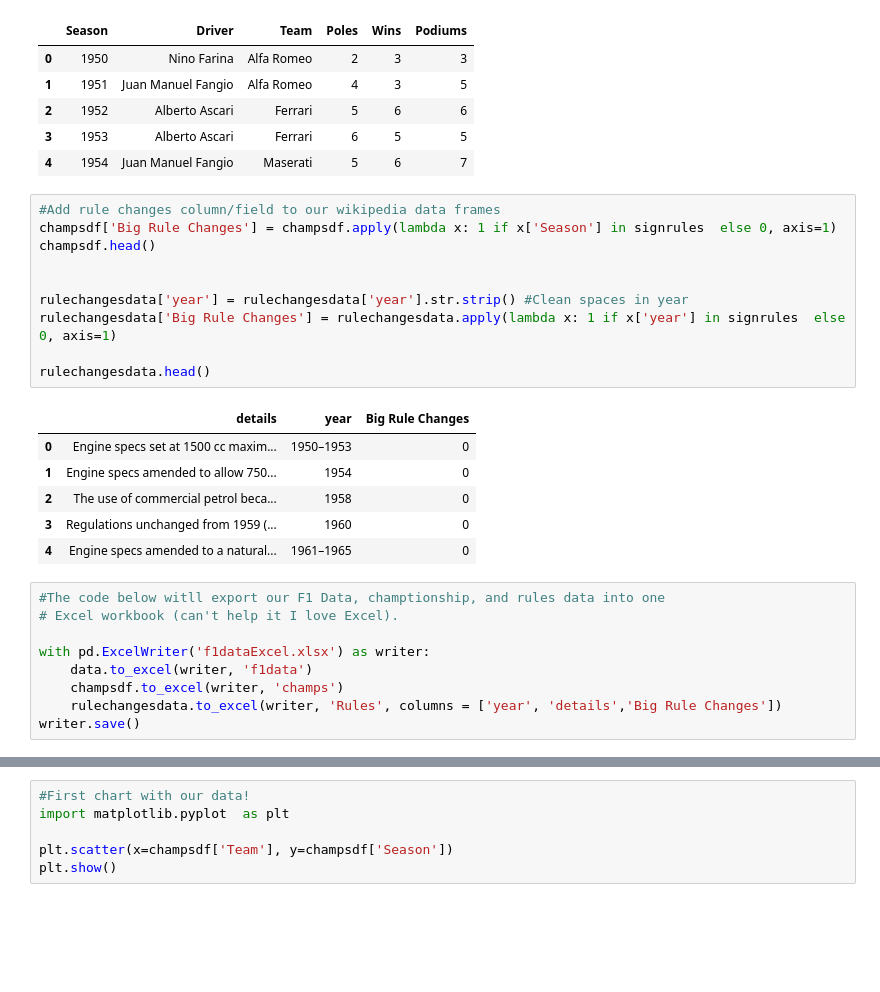
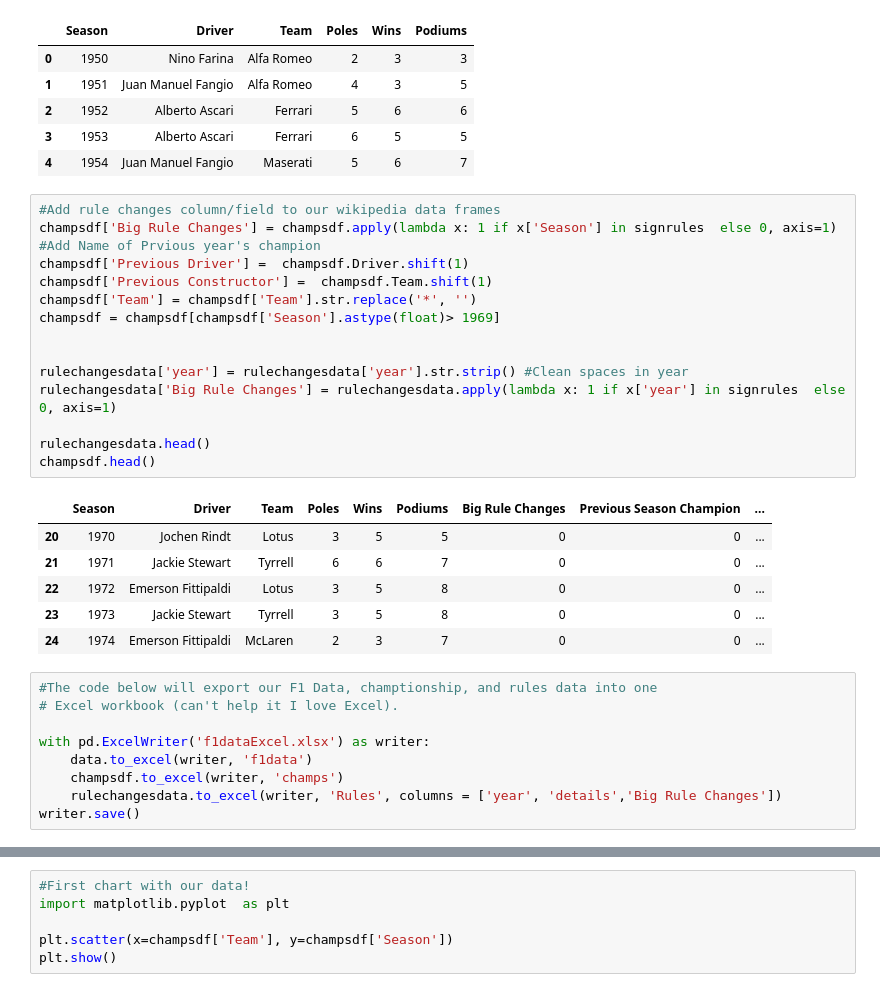
Before and after one commit to siracos/Springboard, a Jupyter notebook: F1 Project/Formula One.ipynb, the cells around one changed output, grey strips where cells are left out. Cells and saved outputs as stored; diff of their text form; blank space fills up the shorter version.

Commit message:
Beginning Data Analysis

```diff
--- a/F1 Project/Formula One.ipynb
+++ b/F1 Project/Formula One.ipynb
@@ -211,22 +211,27 @@ champsdf.head()
 # %%
 #Add rule changes column/field to our wikipedia data frames
 champsdf['Big Rule Changes'] = champsdf.apply(lambda x: 1 if x['Season'] in signrules  else 0, axis=1)
-champsdf.head()
+#Add Name of Prvious year's champion
+champsdf['Previous Driver'] =  champsdf.Driver.shift(1)
+champsdf['Previous Constructor'] =  champsdf.Team.shift(1)
+champsdf['Team'] = champsdf['Team'].str.replace('*', '')
+champsdf = champsdf[champsdf['Season'].astype(float)> 1969]
 
 
 rulechangesdata['year'] = rulechangesdata['year'].str.strip() #Clean spaces in year
 rulechangesdata['Big Rule Changes'] = rulechangesdata.apply(lambda x: 1 if x['year'] in signrules  else 0, axis=1)
 
 rulechangesdata.head()
+champsdf.head()
 # %% [output]
-|  | details | year | Big Rule Changes |
-| 0 | Engine specs set at 1500 cc maxim... | 1950–1953 | 0 |
-| 1 | Engine specs amended to allow 750... | 1954 | 0 |
-| 2 | The use of commercial petrol beca... | 1958 | 0 |
-| 3 | Regulations unchanged from 1959 (... | 1960 | 0 |
-| 4 | Engine specs amended to a natural... | 1961–1965 | 0 |
+|  | Season | Driver | Team | Poles | Wins | Podiums | Big Rule Changes | Previous Season Champion | ... |
+| 20 | 1970 | Jochen Rindt | Lotus | 3 | 5 | 5 | 0 | 0 | ... |
+| 21 | 1971 | Jackie Stewart | Tyrrell | 6 | 6 | 7 | 0 | 0 | ... |
+| 22 | 1972 | Emerson Fittipaldi | Lotus | 3 | 5 | 8 | 0 | 0 | ... |
+| 23 | 1973 | Jackie Stewart | Tyrrell | 3 | 5 | 8 | 0 | 0 | ... |
+| 24 | 1974 | Emerson Fittipaldi | McLaren | 2 | 3 | 7 | 0 | 0 | ... |
 # %%
-#The code below witll export our F1 Data, champtionship, and rules data into one
+#The code below will export our F1 Data, champtionship, and rules data into one
 # Excel workbook (can't help it I love Excel).
 
 with pd.ExcelWriter('f1dataExcel.xlsx') as writer:
```
Also changed, not shown: parts of 5 cells of this notebook, 1 other file.
